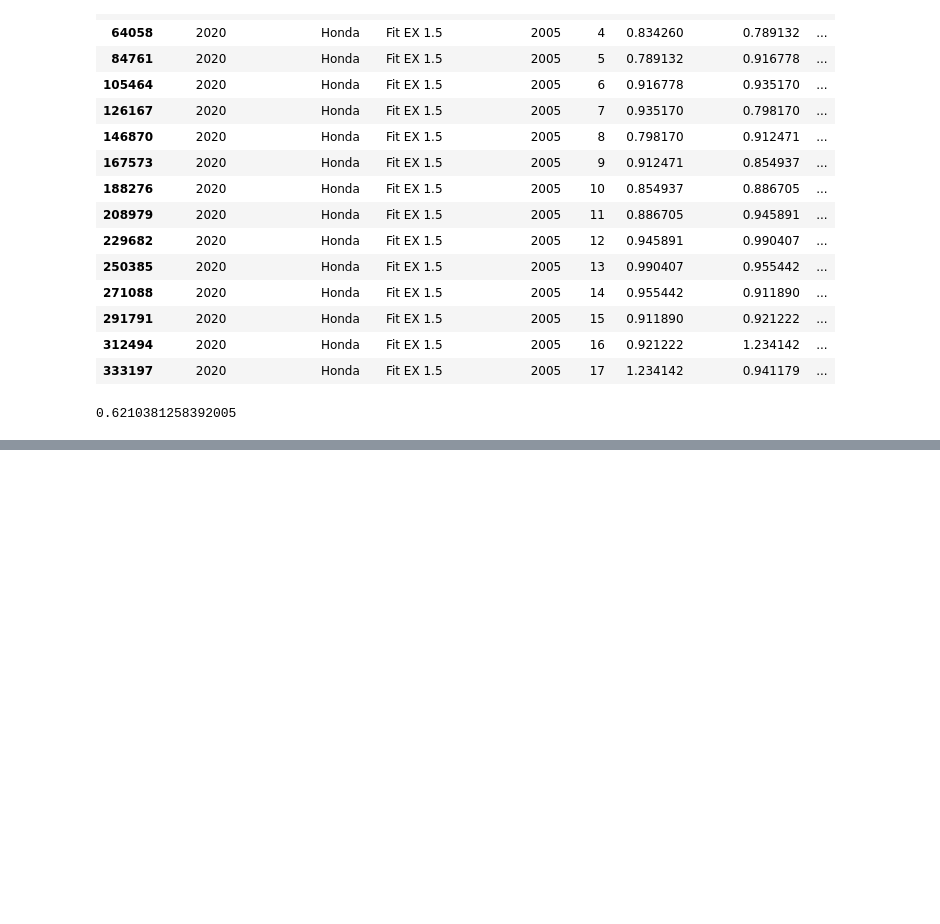
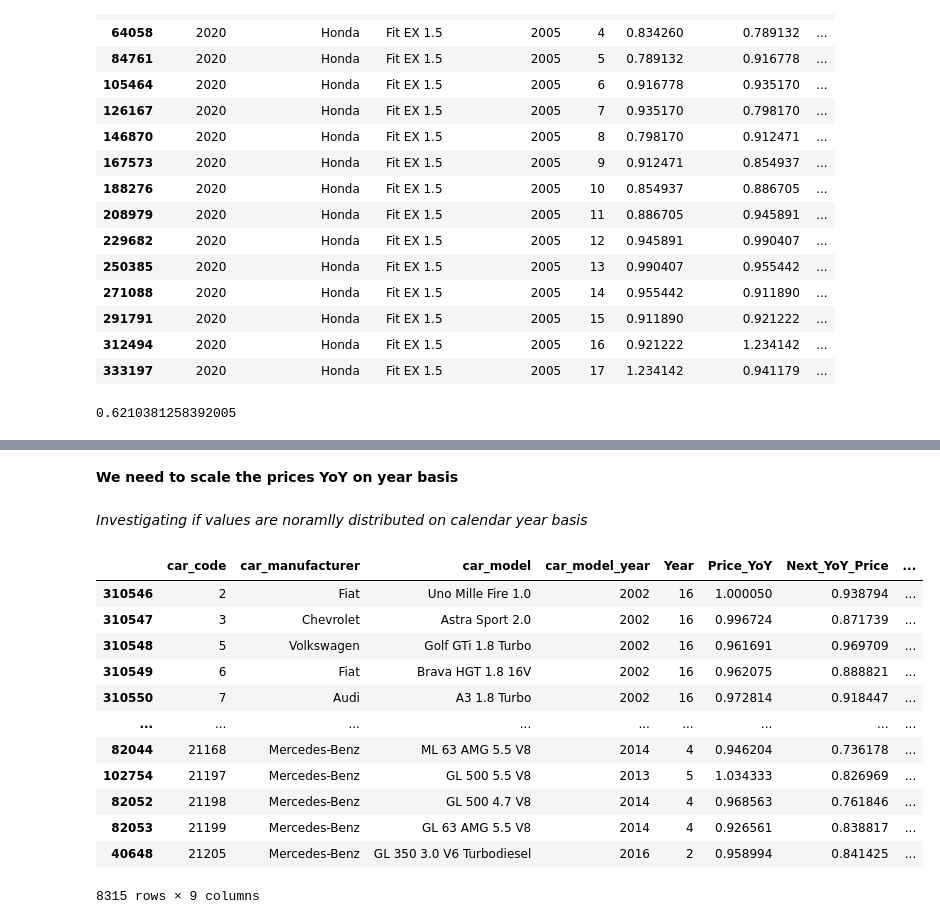
Before and after one commit to marcnaweb/car_recommendation_engine, a Jupyter notebook: notebooks/marc_notebook.ipynb, the cells around one changed output, grey strips where cells are left out. Saved outputs shown, nothing was run; the diff lists cells and outputs as text; code cells hidden in the pictures; blank space fills up the shorter version.

```diff
--- a/notebooks/marc_notebook.ipynb
+++ b/notebooks/marc_notebook.ipynb
@@ -297,0 +334,21 @@ adfuller(car_prices_for_calc[car_prices_for_calc["car_code"] == 2020].Price_YoY)
+# %% [markdown]
+**We need to scale the prices YoY on year basis**
+# %% [markdown]
+*Investigating if values are noramlly distributed on calendar year basis*
+# %%
+z = car_prices_for_calc[car_prices_for_calc["Price_YoY"] > 0][car_prices_for_calc["calendar_year"] == 2018]
+z
+# %% [output]
+|  | car_code | car_manufacturer | car_model | car_model_year | Year | Price_YoY | Next_YoY_Price | ... |
+| 310546 | 2 | Fiat | Uno Mille Fire 1.0 | 2002 | 16 | 1.000050 | 0.938794 | ... |
+| 310547 | 3 | Chevrolet | Astra Sport 2.0 | 2002 | 16 | 0.996724 | 0.871739 | ... |
+| 310548 | 5 | Volkswagen | Golf GTi 1.8 Turbo | 2002 | 16 | 0.961691 | 0.969709 | ... |
+| 310549 | 6 | Fiat | Brava HGT 1.8 16V | 2002 | 16 | 0.962075 | 0.888821 | ... |
+| 310550 | 7 | Audi | A3 1.8 Turbo | 2002 | 16 | 0.972814 | 0.918447 | ... |
+| ... | ... | ... | ... | ... | ... | ... | ... | ... |
+| 82044 | 21168 | Mercedes-Benz | ML 63 AMG 5.5 V8 | 2014 | 4 | 0.946204 | 0.736178 | ... |
+| 102754 | 21197 | Mercedes-Benz | GL 500 5.5 V8 | 2013 | 5 | 1.034333 | 0.826969 | ... |
+| 82052 | 21198 | Mercedes-Benz | GL 500 4.7 V8 | 2014 | 4 | 0.968563 | 0.761846 | ... |
+| 82053 | 21199 | Mercedes-Benz | GL 63 AMG 5.5 V8 | 2014 | 4 | 0.926561 | 0.838817 | ... |
+| 40648 | 21205 | Mercedes-Benz | GL 350 3.0 V6 Turbodiesel | 2016 | 2 | 0.958994 | 0.841425 | ... |
+8315 rows × 9 columns
```
Also changed, not shown: parts of 30 cells of this notebook.
